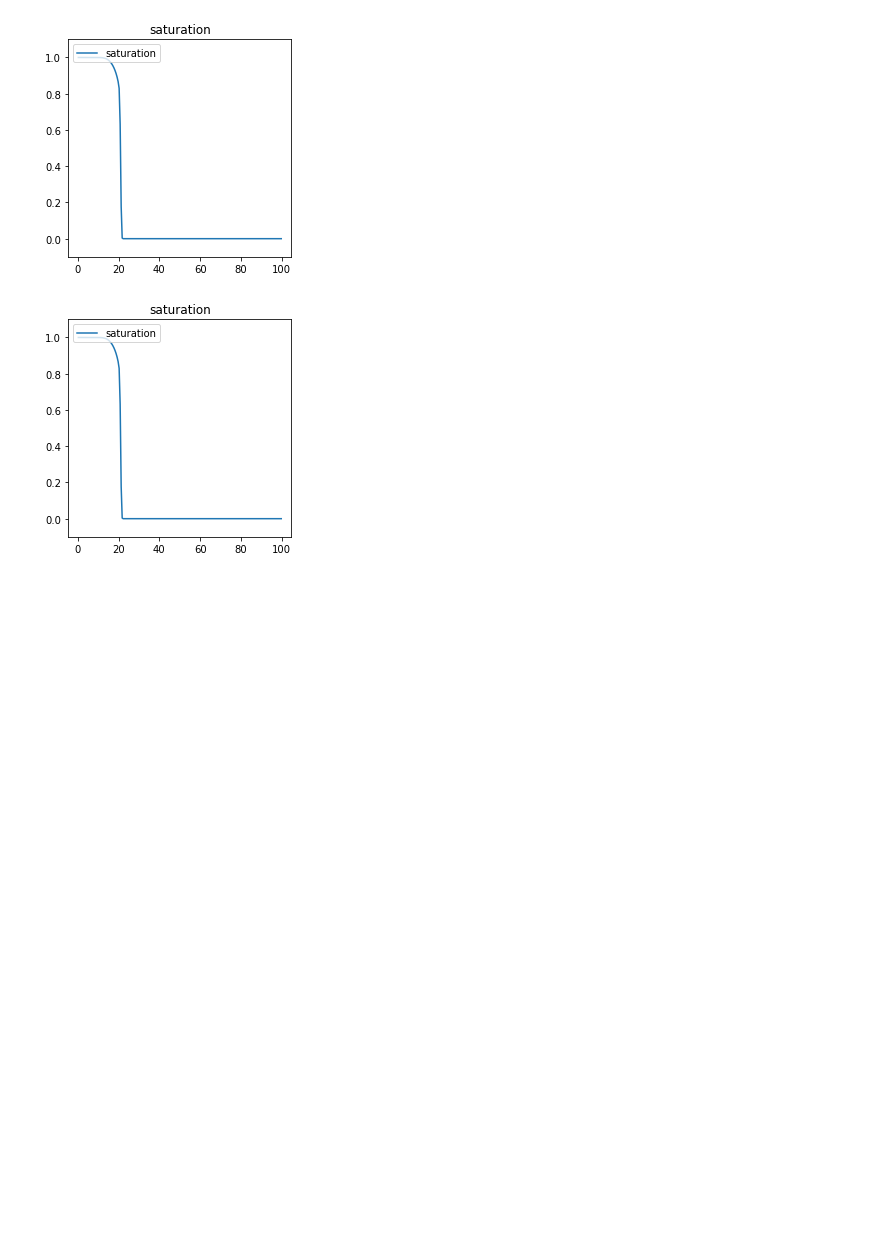
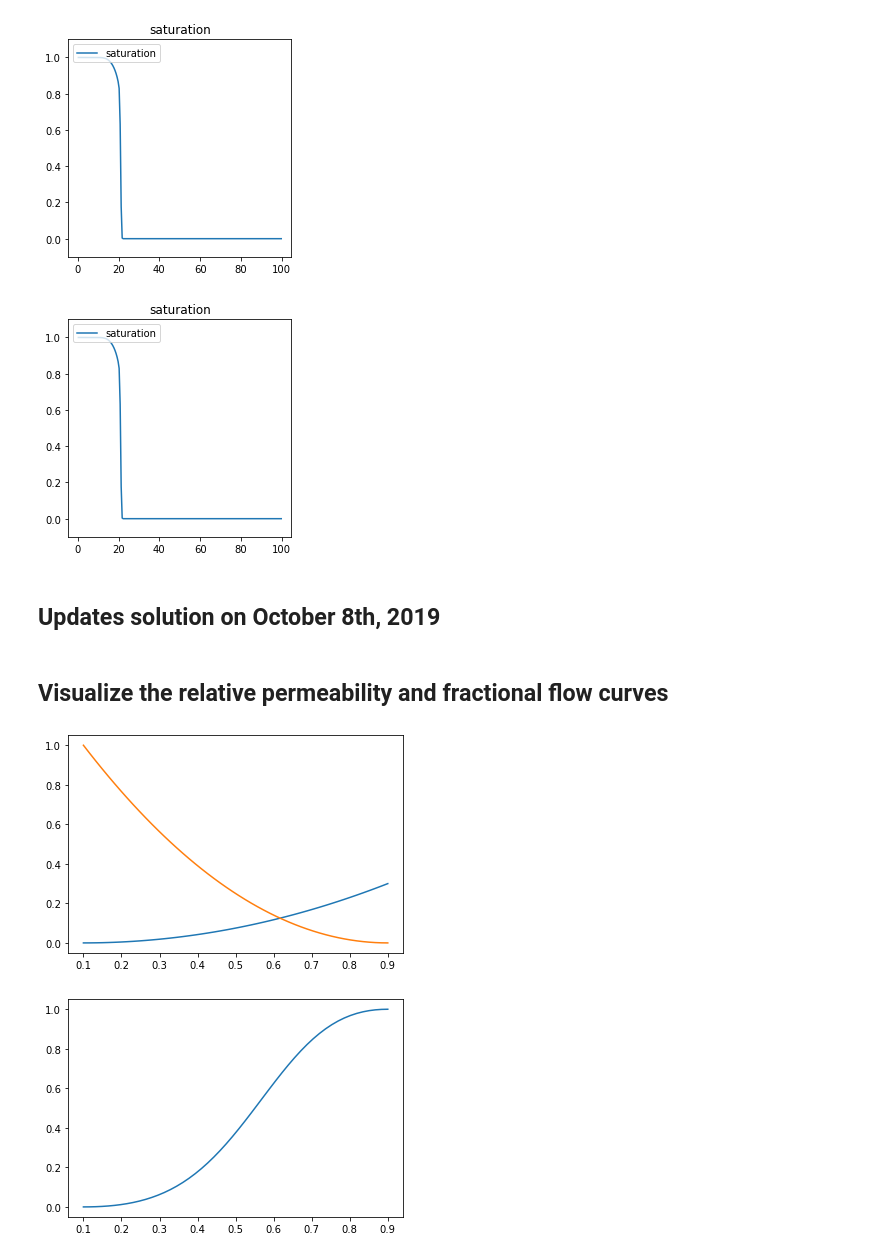
Before and after one commit to simulkade/peteng, a Jupyter notebook: python/BL_1D_fipy_incorrect.ipynb, the cells around one changed output. Cells and saved outputs as stored; diff of their text form; code cells hidden in the pictures; blank space fills up the shorter version.

```diff
--- a/python/BL_1D_fipy_incorrect.ipynb
+++ b/python/BL_1D_fipy_incorrect.ipynb
@@ -39,3 +40,5 @@ viewer.plot()
 # %% [output]
 [figure]
 [figure]
+# %% [markdown]
+## Updates solution on October 8th, 2019
@@ -41,0 +97,17 @@ viewer.plot()
+# %% [markdown]
+## Visualize the relative permeability and fractional flow curves
+# %%
+krw_plot = [krw(sw) for sw in sw_plot]
+kro_plot = [kro(sw) for sw in sw_plot]
+fw_plot = [fw(sw) for sw in sw_plot]
+
+plt.figure(1)
+plt.plot(sw_plot, krw_plot, sw_plot, kro_plot)
+plt.show()
+
+plt.figure(2)
+plt.plot(sw_plot, fw_plot)
+plt.show()
+# %% [output]
+[figure, added]
+[figure, added]
```
Also changed, not shown: parts of 5 cells of this notebook, 1 other file.
